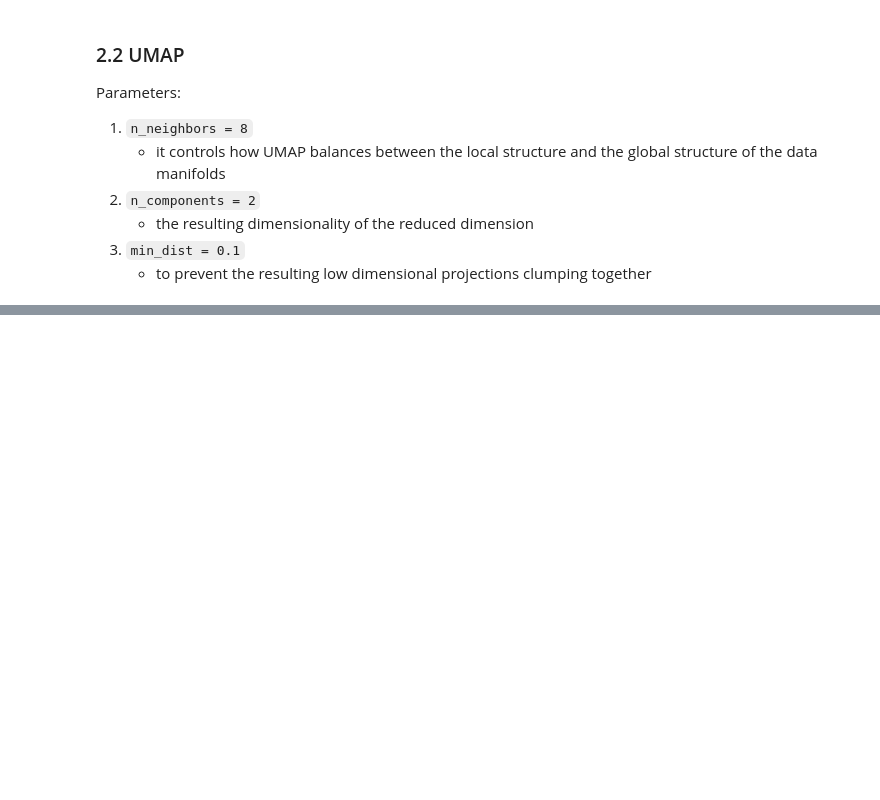
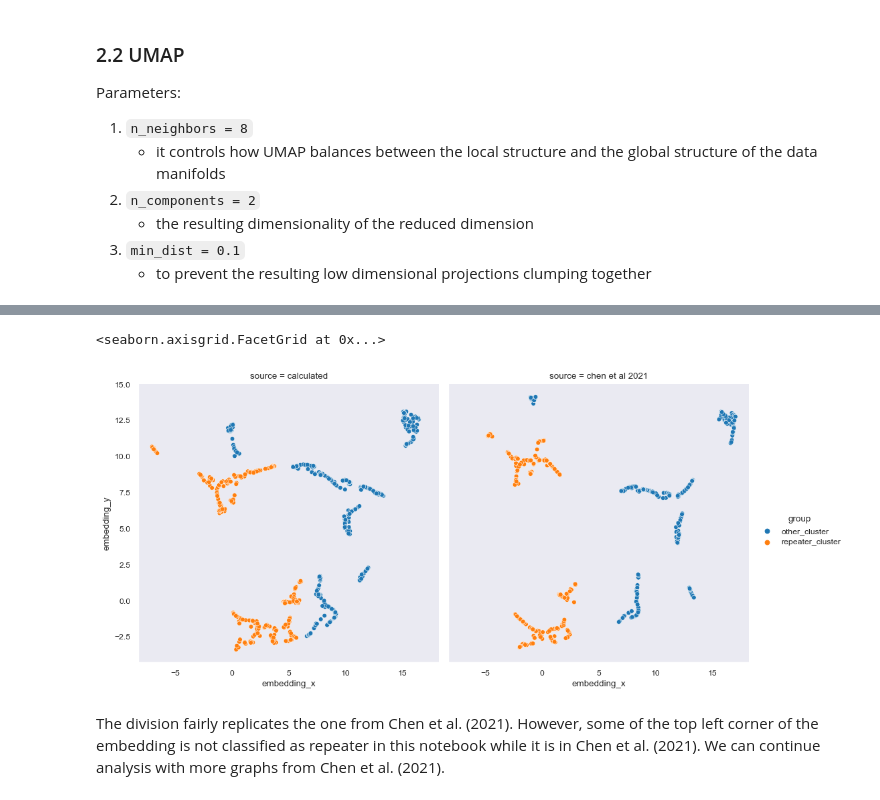
Before and after one commit to Thaza-Kun/sarjana, a Jupyter notebook: notebooks/02-UMAP-HDBSCAN.ipynb, the cells around one changed output, grey strips where cells are left out. Saved outputs shown, nothing was run; the diff lists cells and outputs as text; code cells hidden in the pictures; blank space fills up the shorter version.

```diff
--- a/notebooks/02-UMAP-HDBSCAN.ipynb
+++ b/notebooks/02-UMAP-HDBSCAN.ipynb
@@ -186,0 +226,22 @@ sns.relplot(data=to_plot, kind='scatter', x='x', y='y', hue='color', hue_order=[
+# %%
+# Determining repeater clusters (>10% is repeater FRB)
+this = to_plot[['tns_name','x','y', 'hdbscan', 'color']].rename(columns={'x': 'embedding_x', 'y':'embedding_y', 'hdbscan': 'label', 'color': 'repeater'})
+this['source'] = 'calculated'
+this['repeater'] = [False if name == 'non-repeater' else True for name in this['repeater']]
+a = this.groupby('label').aggregate('mean', numeric_only=True)
+a['group'] = ['repeater_cluster' if row > 0.1 else 'other_cluster' for row in a['repeater']]
+a.reset_index()
+this = this.merge(a[['group']], on='label')
+
+# Rename groups to only separate repeater clusters from other clusters
+chen2021['group'] = chen2021['group'].apply(lambda x: x[:-2])
+
+data: pd.DataFrame = pd.concat([this, chen2021])
+sns.relplot(data=data, kind='scatter', x='embedding_x', y='embedding_y', hue='group', col='source')
+# %% [output]
+<seaborn.axisgrid.FacetGrid at 0x...>
+[figure, added]
+# %% [markdown]
+The division fairly replicates the one from Chen et al. (2021).
+However, some of the top left corner of the embedding is not classified as repeater in this notebook while it is in Chen et al. (2021).
+We can continue analysis with more graphs from Chen et al. (2021).
```
Also changed, not shown: parts of 8 cells of this notebook, 4 other files.
